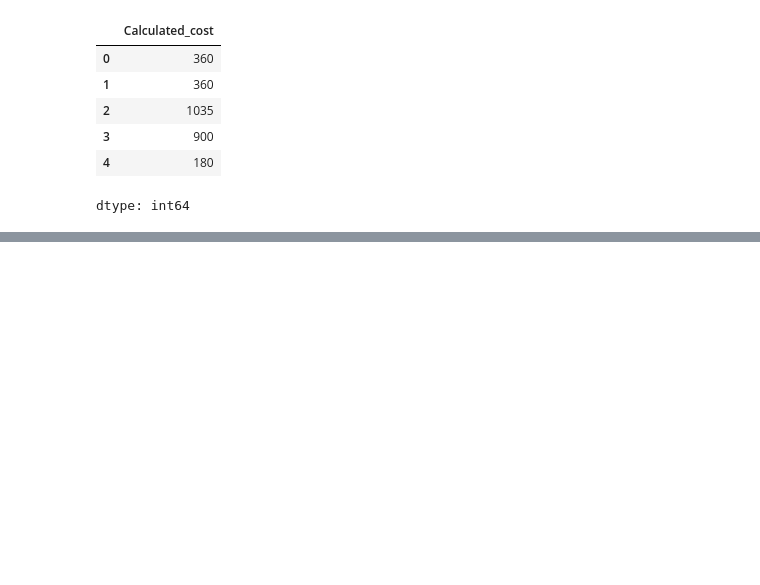
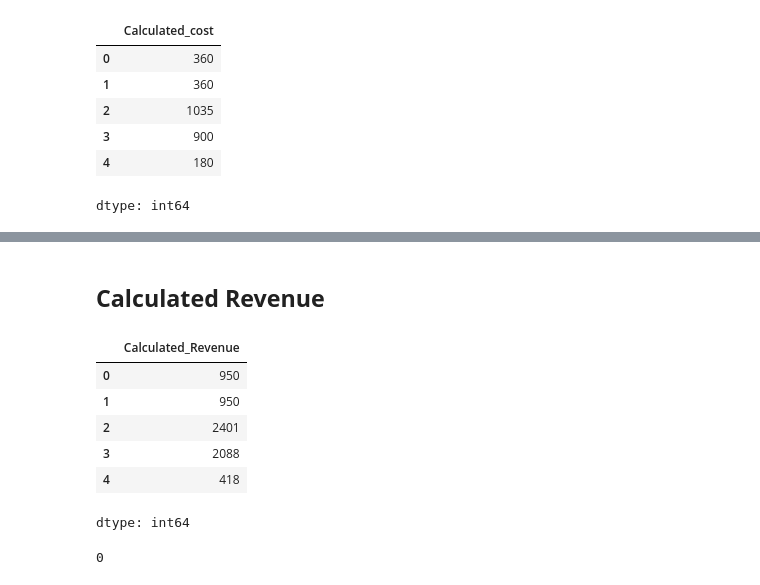
Before and after one commit to sarafkhan15/Data-Analysis-work, a Jupyter notebook: Sales_data_csv.ipynb, the cells around one changed output, grey strips where cells are left out. Drawn from its saved outputs; the diff is of its cells as text; code cells hidden in the pictures; blank space fills up the shorter version.

```diff
--- a/Sales_data_csv.ipynb
+++ b/Sales_data_csv.ipynb
@@ -323,0 +331,17 @@ dtype: int64
+# %% [markdown]
+## **Calculated Revenue** ##
+# %%
+sales['Calculated_Revenue'] = sales['Cost'] + sales['Profit']
+sales['Calculated_Revenue'].head()
+# %% [output]
+|  | Calculated_Revenue |
+| 0 | 950 |
+| 1 | 950 |
+| 2 | 2401 |
+| 3 | 2088 |
+| 4 | 418 |
+dtype: int64
+# %%
+(sales['Calculated_Revenue'] != sales['Revenue']).sum()
+# %% [output]
+0
```
Also changed, not shown: parts of 3 cells of this notebook.
